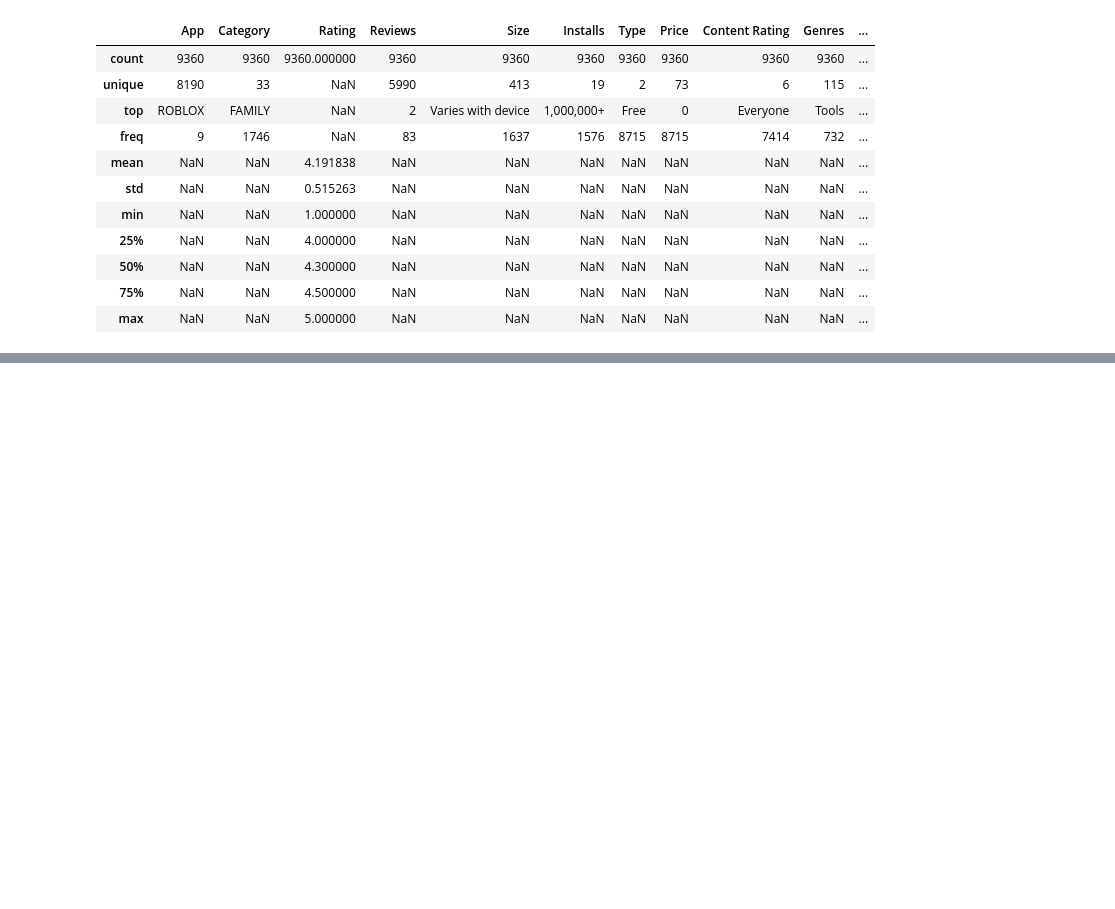
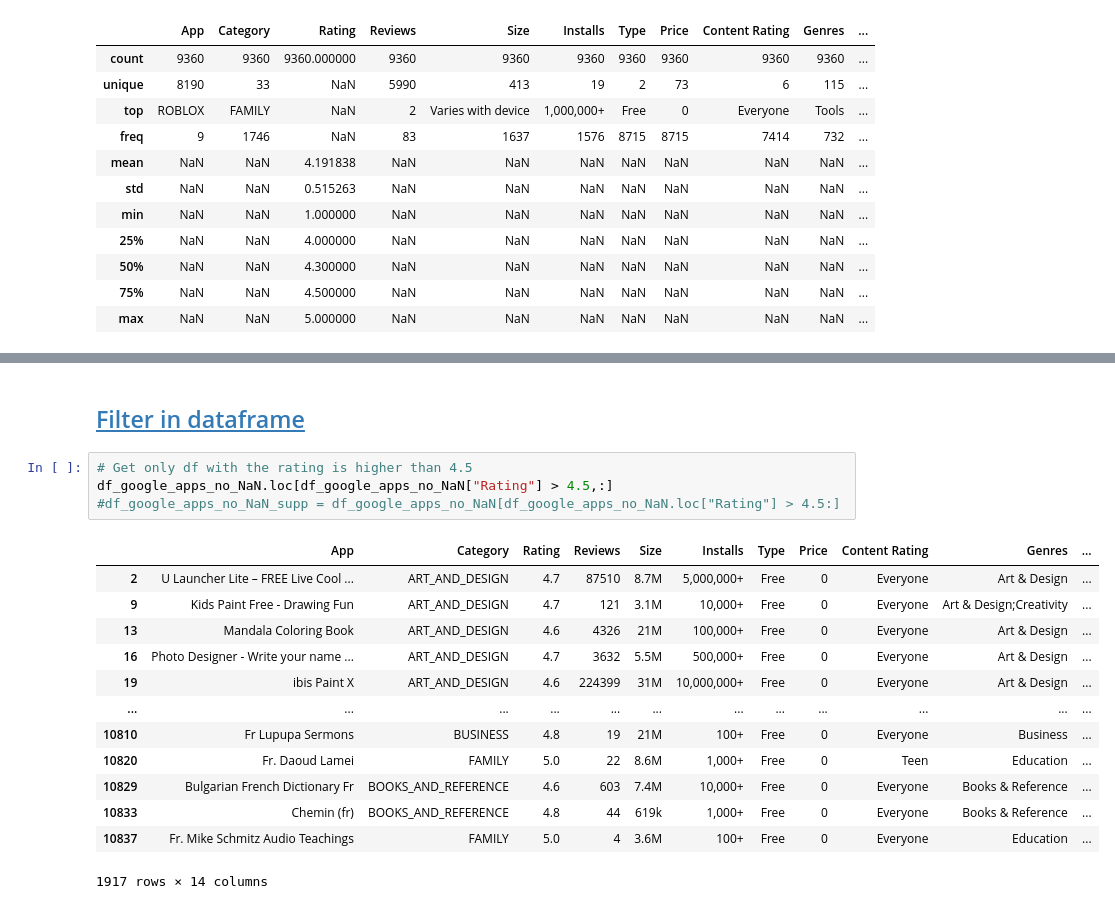
Before and after one commit to apyco25/notebooks-playground, a Jupyter notebook: python_for_data_science_udemy_tuto.ipynb, the cells around one changed output, grey strips where cells are left out. Saved outputs shown, nothing was run; the diff lists cells and outputs as text; blank space fills up the shorter version.

```diff
--- a/python_for_data_science_udemy_tuto.ipynb
+++ b/python_for_data_science_udemy_tuto.ipynb
@@ -276,0 +305,20 @@ See the caveats in the documentation: https://pandas.pydata.org/pandas-docs/stab
+# %% [markdown]
+## <a id='toc1_5_'></a>[Filter in dataframe](#toc0_)
+# %%
+# Get only df with the rating is higher than 4.5
+df_google_apps_no_NaN.loc[df_google_apps_no_NaN["Rating"] > 4.5,:]
+#df_google_apps_no_NaN_supp = df_google_apps_no_NaN[df_google_apps_no_NaN.loc["Rating"] > 4.5:]
+# %% [output]
+|  | App | Category | Rating | Reviews | Size | Installs | Type | Price | Content Rating | Genres | ... |
+| 2 | U Launcher Lite – FREE Live Cool ... | ART_AND_DESIGN | 4.7 | 87510 | 8.7M | 5,000,000+ | Free | 0 | Everyone | Art & Design | ... |
+| 9 | Kids Paint Free - Drawing Fun | ART_AND_DESIGN | 4.7 | 121 | 3.1M | 10,000+ | Free | 0 | Everyone | Art & Design;Creativity | ... |
+| 13 | Mandala Coloring Book | ART_AND_DESIGN | 4.6 | 4326 | 21M | 100,000+ | Free | 0 | Everyone | Art & Design | ... |
+| 16 | Photo Designer - Write your name ... | ART_AND_DESIGN | 4.7 | 3632 | 5.5M | 500,000+ | Free | 0 | Everyone | Art & Design | ... |
+| 19 | ibis Paint X | ART_AND_DESIGN | 4.6 | 224399 | 31M | 10,000,000+ | Free | 0 | Everyone | Art & Design | ... |
+| ... | ... | ... | ... | ... | ... | ... | ... | ... | ... | ... | ... |
+| 10810 | Fr Lupupa Sermons | BUSINESS | 4.8 | 19 | 21M | 100+ | Free | 0 | Everyone | Business | ... |
+| 10820 | Fr. Daoud Lamei | FAMILY | 5.0 | 22 | 8.6M | 1,000+ | Free | 0 | Teen | Education | ... |
+| 10829 | Bulgarian French Dictionary Fr | BOOKS_AND_REFERENCE | 4.6 | 603 | 7.4M | 10,000+ | Free | 0 | Everyone | Books & Reference | ... |
+| 10833 | Chemin (fr) | BOOKS_AND_REFERENCE | 4.8 | 44 | 619k | 1,000+ | Free | 0 | Everyone | Books & Reference | ... |
+| 10837 | Fr. Mike Schmitz Audio Teachings | FAMILY | 5.0 | 4 | 3.6M | 100+ | Free | 0 | Everyone | Education | ... |
+1917 rows × 14 columns
```
Also changed, not shown: parts of 24 cells of this notebook.
